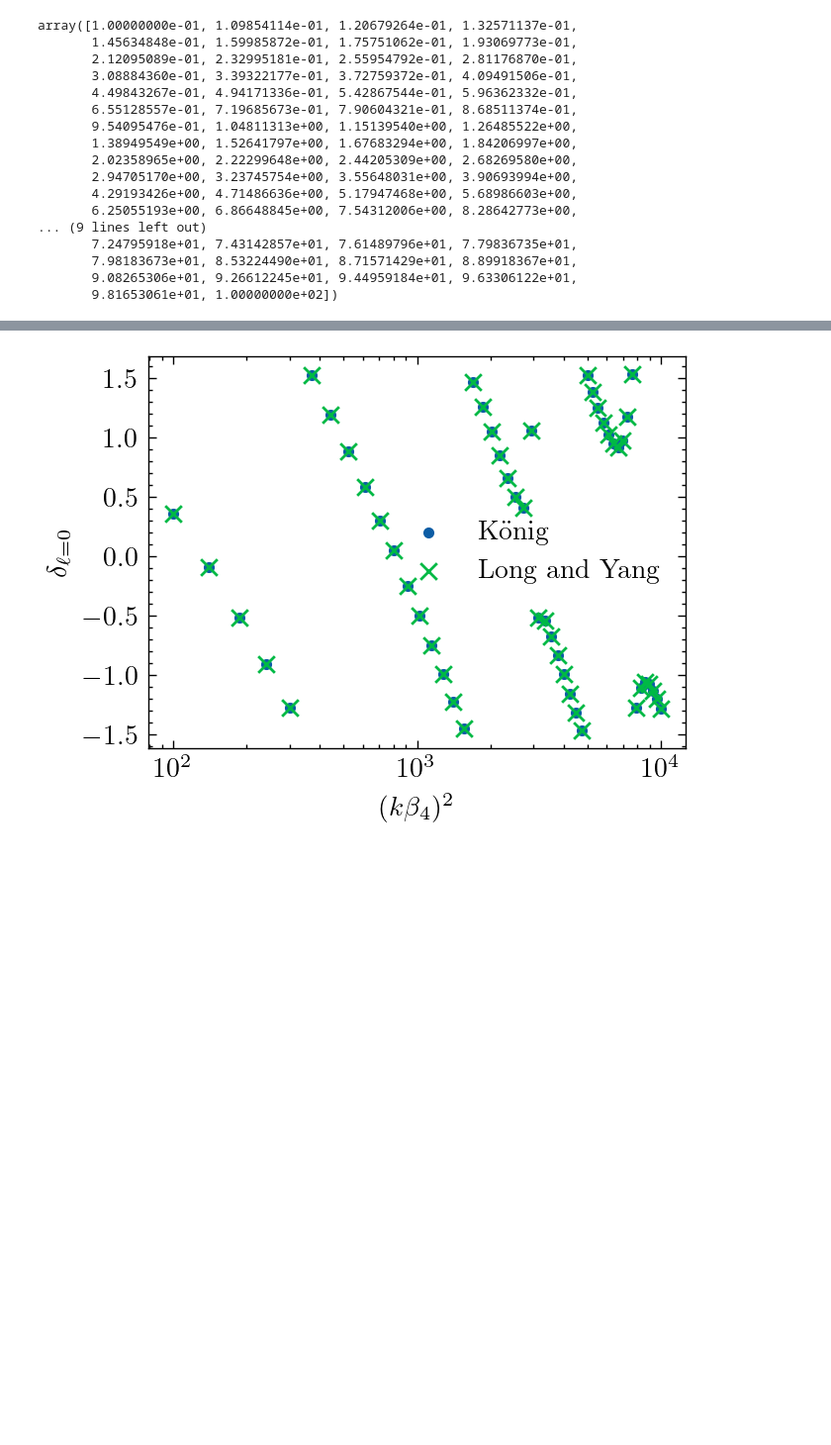
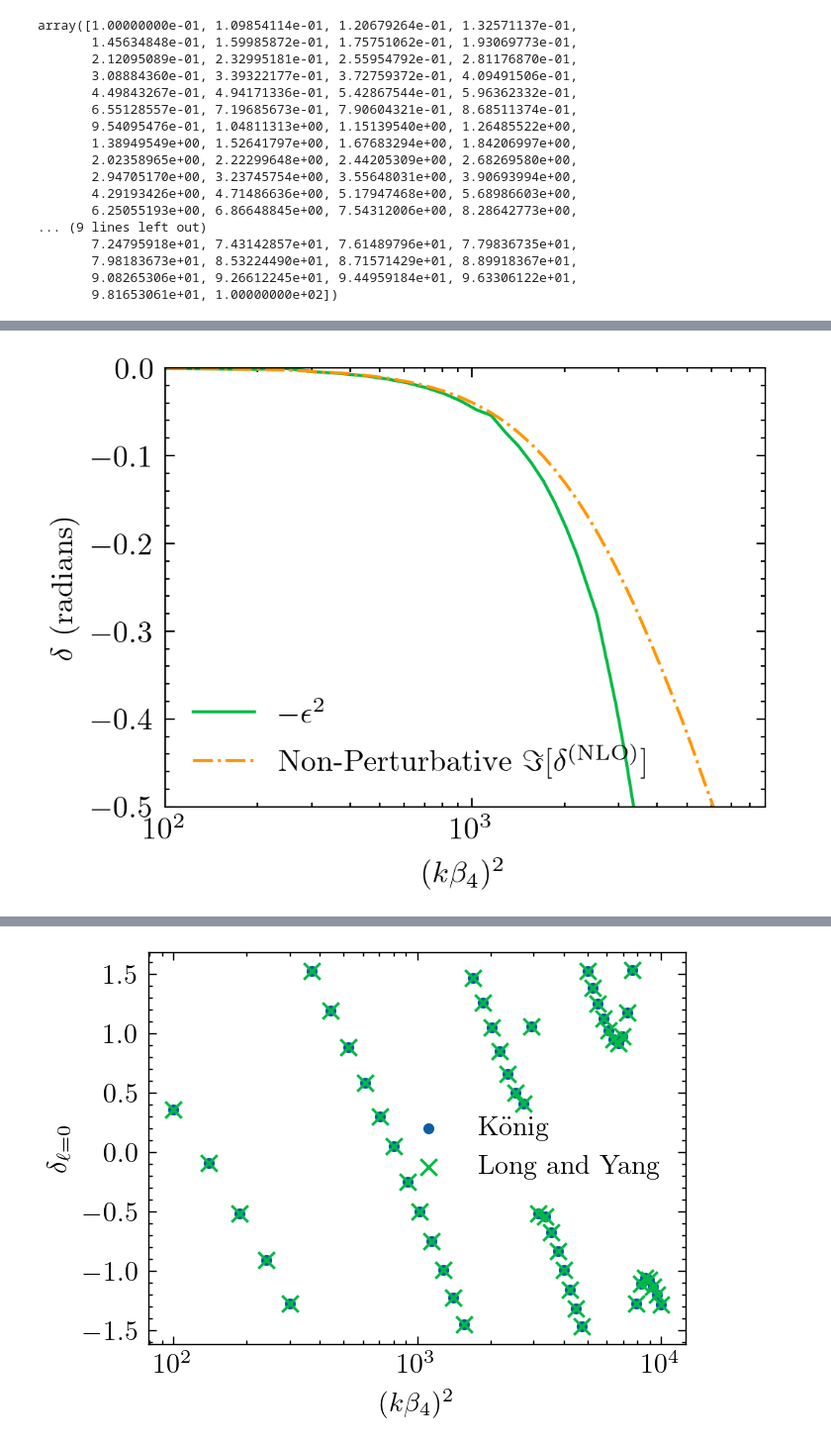
Before and after one commit to odell/id4, a Jupyter notebook: Compare Perturbation Implementations - K v LY v DWBA.ipynb, the cells around one changed output, grey strips where cells are left out. Shown: that part at 99% size. Saved outputs shown, nothing was run; the diff lists cells and outputs as text; code cells hidden in the pictures; blank space fills up the shorter version.

```diff
--- a/Compare Perturbation Implementations - K v LY v DWBA.ipynb
+++ b/Compare Perturbation Implementations - K v LY v DWBA.ipynb
@@ -262,3 +347,46 @@ ax.set_xscale('log');
+# %%
+fig, ax = plt.subplots(dpi=300)
+fig.patch.set_facecolor('white')
+
+# ax.plot((lo[:, 0]*const.BETA4)**2, shift(lo[:, -20]), color='C0', label='LO')
+
+# ax.plot((ks*const.BETA4)**2, delta_nlo_pert_real, color='C1',
+#         label=r'Perturbative $\delta^{({\rm NLO})}$')
+
+ax.plot((ks*const.BETA4)**2, -(delta_nlo_pert_real - f_delta_lo((ks*const.BETA4)**2))**2, color='C1',
+        label=r'$-\epsilon^2$')
+
+#         label=r'$\Re[\delta^{({\rm NLO})}]$ Perturbative ')
+# ax.plot((ks*const.BETA4)**2, delta_nlo_pert.imag, color='C1', linestyle='--')
+#            label=r'$\Im[\delta^{({\rm NLO})}]$ Perturbative')
+# ax.plot((ks*const.BETA4)**2, delta_old, color='C1', label='DO (old)')
+
+ax.plot((ks*const.BETA4)**2, delta_nlo_nonpert.imag, color='C2', linestyle='-.',
+        label=r'Non-Perturbative $\Im[\delta^{({\rm NLO})}]$')
+#         label=r'$\Re[\delta^{({\rm NLO})}]$ Non-Perturbative')
+# ax.plot((ks*const.BETA4)**2, delta_nlo_nonpert.imag, color='C2', linestyle='dotted')
+#         label=r'$\Im[\delta^{({\rm NLO})}]$ Non-Perturbative')
+
+# ax.plot((ks*const.BETA4)**2, f_delta_tl((ks*const.BETA4)**2),
+#         linestyle=(0, (5, 10)), color='C3', label='TL')
+# ax.plot((lo[:, 0]*const.BETA4)**2, f_delta_tl((lo[:, 0]*const.BETA4)**2) - shift(lo[:, -20]),
+#         linestyle=(0, (1, 10)), color='C3', label=r'TL - $\delta^{({\rm LO})}$')
+
+ax.set_xlabel(r'$(k\beta_4)^2$')
+ax.set_ylabel(r'$\delta$ (radians)')
+# ax.set_ylim([-13.5, -2.4])
+
+ax.set_xlabel(r'$(k\beta_4)^2$')
+ax.set_ylabel(r'$\delta$ (radians)')
+# ax.set_ylim([-np.pi/2, np.pi/2])
+
+ax.set_xlim([1e2, 9e3])
+ax.set_ylim([-0.5, 0])
+ax.legend()
+ax.set_xscale('log')
+ax.set_xscale('log');
+# %% [output]
+[figure, added]
 # %%
 fig, ax = plt.subplots(dpi=200)
 fig.patch.set_facecolor('white')
```
Also changed, not shown: parts of 13 cells of this notebook, 21 other files.
